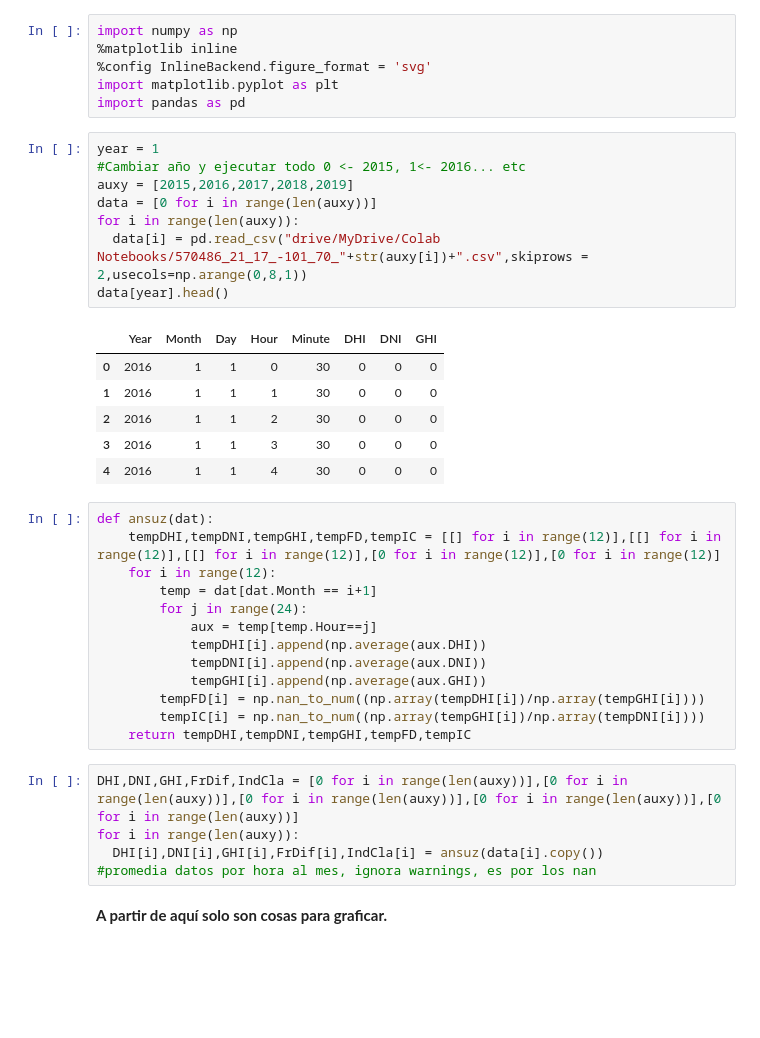
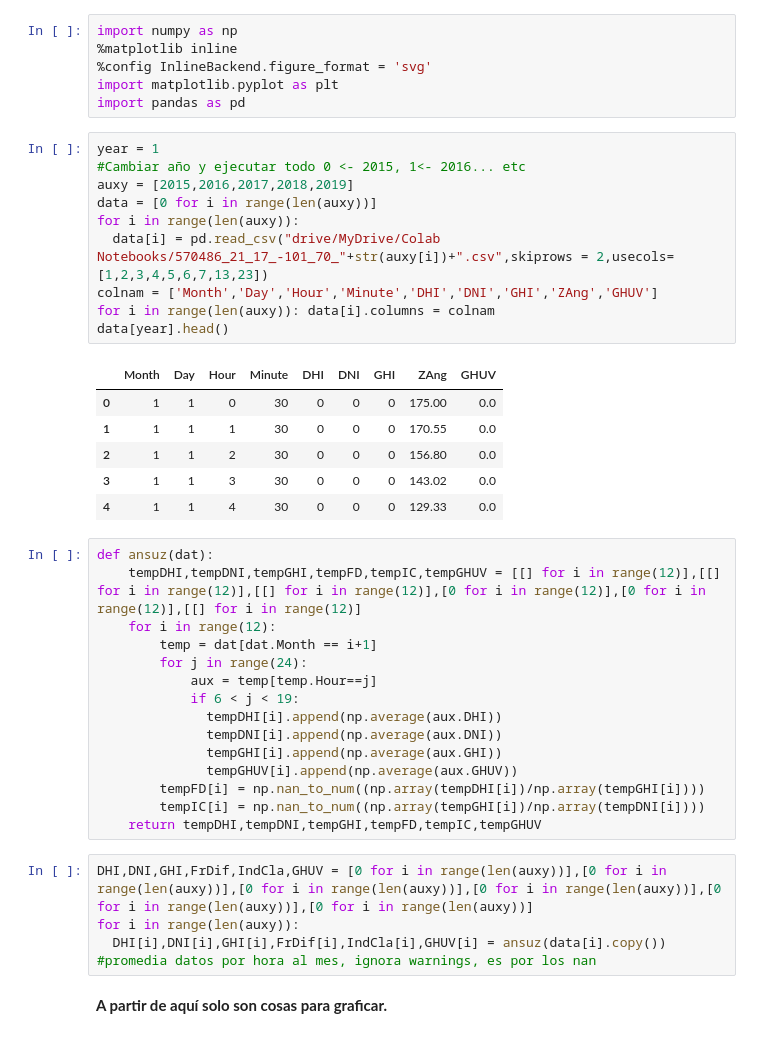
Before and after one commit to gaciaza2015/CuerpoNegro, a Jupyter notebook: DCI2.ipynb, the cells around one changed output. Saved outputs shown, nothing was run; the diff lists cells and outputs as text; blank space fills up the shorter version.

```diff
--- a/DCI2.ipynb
+++ b/DCI2.ipynb
@@ -9,34 +9,38 @@ import pandas as pd
 # %%
 year = 1                                                                 #Cambiar año y ejecutar todo 0 <- 2015, 1<- 2016... etc
 auxy = [2015,2016,2017,2018,2019]
 data = [0 for i in range(len(auxy))]
 for i in range(len(auxy)):
-  data[i] = pd.read_csv("drive/MyDrive/Colab Notebooks/570486_21_17_-101_70_"+str(auxy[i])+".csv",skiprows = 2,usecols=np.arange(0,8,1))
+  data[i] = pd.read_csv("drive/MyDrive/Colab Notebooks/570486_21_17_-101_70_"+str(auxy[i])+".csv",skiprows = 2,usecols= [1,2,3,4,5,6,7,13,23])
+colnam = ['Month','Day','Hour','Minute','DHI','DNI','GHI','ZAng','GHUV']
+for i in range(len(auxy)): data[i].columns = colnam
 data[year].head()
 # %% [output]
-|  | Year | Month | Day | Hour | Minute | DHI | DNI | GHI |
-| 0 | 2016 | 1 | 1 | 0 | 30 | 0 | 0 | 0 |
-| 1 | 2016 | 1 | 1 | 1 | 30 | 0 | 0 | 0 |
-| 2 | 2016 | 1 | 1 | 2 | 30 | 0 | 0 | 0 |
-| 3 | 2016 | 1 | 1 | 3 | 30 | 0 | 0 | 0 |
-| 4 | 2016 | 1 | 1 | 4 | 30 | 0 | 0 | 0 |
+|  | Month | Day | Hour | Minute | DHI | DNI | GHI | ZAng | GHUV |
+| 0 | 1 | 1 | 0 | 30 | 0 | 0 | 0 | 175.00 | 0.0 |
+| 1 | 1 | 1 | 1 | 30 | 0 | 0 | 0 | 170.55 | 0.0 |
+| 2 | 1 | 1 | 2 | 30 | 0 | 0 | 0 | 156.80 | 0.0 |
+| 3 | 1 | 1 | 3 | 30 | 0 | 0 | 0 | 143.02 | 0.0 |
+| 4 | 1 | 1 | 4 | 30 | 0 | 0 | 0 | 129.33 | 0.0 |
 # %%
 def ansuz(dat):
-    tempDHI,tempDNI,tempGHI,tempFD,tempIC = [[] for i in range(12)],[[] for i in range(12)],[[] for i in range(12)],[0 for i in range(12)],[0 for i in range(12)]
+    tempDHI,tempDNI,tempGHI,tempFD,tempIC,tempGHUV = [[] for i in range(12)],[[] for i in range(12)],[[] for i in range(12)],[0 for i in range(12)],[0 for i in range(12)],[[] for i in range(12)]
     for i in range(12):
         temp = dat[dat.Month == i+1]
         for j in range(24):
             aux = temp[temp.Hour==j]
-            tempDHI[i].append(np.average(aux.DHI))
-            tempDNI[i].append(np.average(aux.DNI))
-            tempGHI[i].append(np.average(aux.GHI))
+            if 6 < j < 19:
+              tempDHI[i].append(np.average(aux.DHI))
+              tempDNI[i].append(np.average(aux.DNI))
+              tempGHI[i].append(np.average(aux.GHI))
+              tempGHUV[i].append(np.average(aux.GHUV))
         tempFD[i] = np.nan_to_num((np.array(tempDHI[i])/np.array(tempGHI[i])))
         tempIC[i] = np.nan_to_num((np.array(tempGHI[i])/np.array(tempDNI[i])))
-    return tempDHI,tempDNI,tempGHI,tempFD,tempIC
+    return tempDHI,tempDNI,tempGHI,tempFD,tempIC,tempGHUV
 # %%
-DHI,DNI,GHI,FrDif,IndCla = [0 for i in range(len(auxy))],[0 for i in range(len(auxy))],[0 for i in range(len(auxy))],[0 for i in range(len(auxy))],[0 for i in range(len(auxy))]
+DHI,DNI,GHI,FrDif,IndCla,GHUV = [0 for i in range(len(auxy))],[0 for i in range(len(auxy))],[0 for i in range(len(auxy))],[0 for i in range(len(auxy))],[0 for i in range(len(auxy))],[0 for i in range(len(auxy))]
 for i in range(len(auxy)):
-  DHI[i],DNI[i],GHI[i],FrDif[i],IndCla[i] = ansuz(data[i].copy())             #promedia datos por hora al mes, ignora warnings, es por los nan
+  DHI[i],DNI[i],GHI[i],FrDif[i],IndCla[i],GHUV[i] = ansuz(data[i].copy())             #promedia datos por hora al mes, ignora warnings, es por los nan
 # %% [markdown]
 **A partir de aquí solo son cosas para graficar.**
 # %%
```
Also changed, not shown: parts of 25 cells of this notebook.
